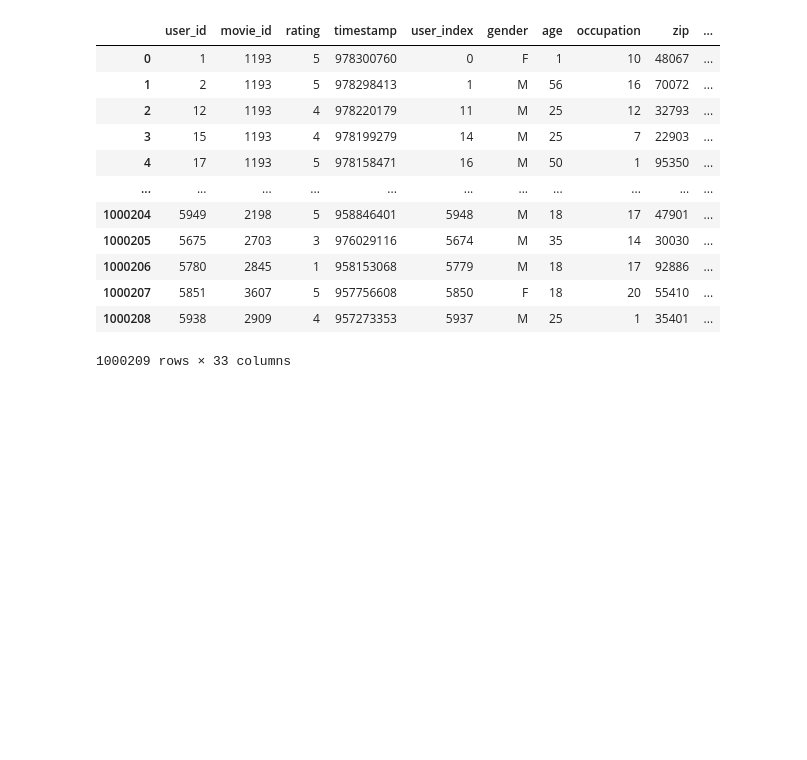
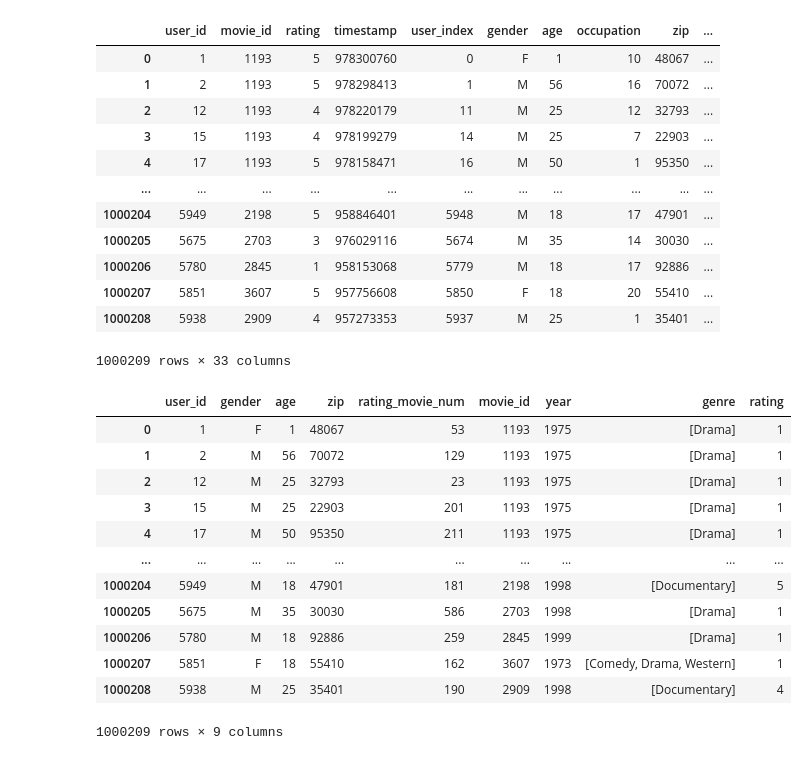
Before and after one commit to takarotoooooo/learning-for-ml, a Jupyter notebook: notebook/推薦システム/02-factorization-machine.ipynb, the cells around one changed output. Drawn from its saved outputs; the diff is of its cells as text; code cells hidden in the pictures; blank space fills up the shorter version.

```diff
--- a/notebook/推薦システム/02-factorization-machine.ipynb
+++ b/notebook/推薦システム/02-factorization-machine.ipynb
@@ -33,3 +56,19 @@ dataset.ratings
+# %%
+dataset.ratings[list(explanatory_variable_columns_info.keys()) + ['rating']]
+# %% [output]
+|  | user_id | gender | age | zip | rating_movie_num | movie_id | year | genre | rating |
+| 0 | 1 | F | 1 | 48067 | 53 | 1193 | 1975 | [Drama] | 1 |
+| 1 | 2 | M | 56 | 70072 | 129 | 1193 | 1975 | [Drama] | 1 |
+| 2 | 12 | M | 25 | 32793 | 23 | 1193 | 1975 | [Drama] | 1 |
+| 3 | 15 | M | 25 | 22903 | 201 | 1193 | 1975 | [Drama] | 1 |
+| 4 | 17 | M | 50 | 95350 | 211 | 1193 | 1975 | [Drama] | 1 |
+| ... | ... | ... | ... | ... | ... | ... | ... | ... | ... |
+| 1000204 | 5949 | M | 18 | 47901 | 181 | 2198 | 1998 | [Documentary] | 5 |
+| 1000205 | 5675 | M | 35 | 30030 | 586 | 2703 | 1998 | [Drama] | 1 |
+| 1000206 | 5780 | M | 18 | 92886 | 259 | 2845 | 1999 | [Drama] | 1 |
+| 1000207 | 5851 | F | 18 | 55410 | 162 | 3607 | 1973 | [Comedy, Drama, Western] | 1 |
+| 1000208 | 5938 | M | 25 | 35401 | 190 | 2909 | 1998 | [Documentary] | 4 |
+1000209 rows × 9 columns
 # %%
 fm = FactorizationMachines()
 fm.train_model(
```
Also changed, not shown: parts of 8 cells of this notebook, 1 other file.
